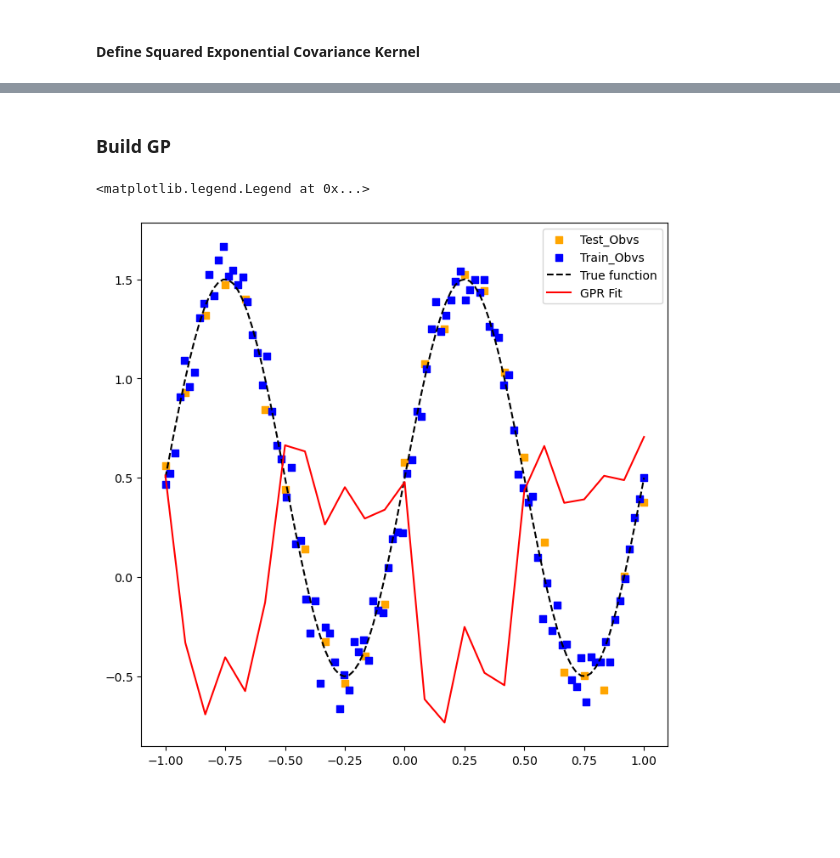
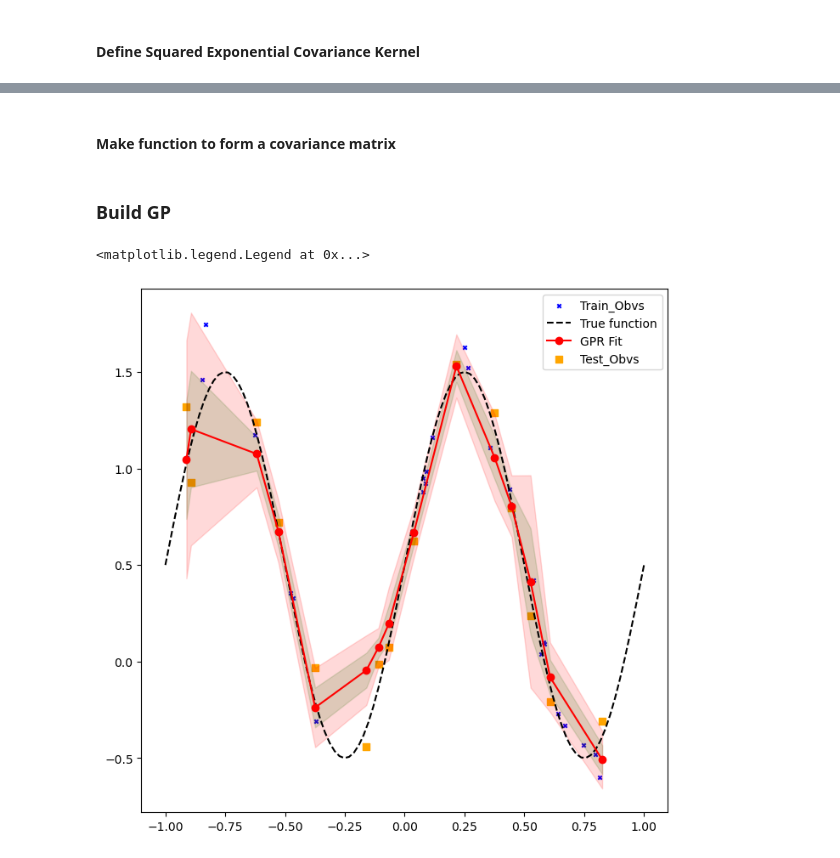
Before and after one commit to jrobo-gith/Regression-techniques-from-scratch, a Jupyter notebook: regression_models/GPR.ipynb, the cells around one changed output, grey strips where cells are left out. Drawn from its saved outputs; the diff is of its cells as text; code cells hidden in the pictures; blank space fills up the shorter version.

```diff
--- a/regression_models/GPR.ipynb
+++ b/regression_models/GPR.ipynb
@@ -40,6 +40,5 @@ class SquaredExponentialKernel:
     def __init__(self, length_scale=1, v=1):
         self.length_scale = length_scale
         self.v = v
-
     def __call__(self, arg1, arg2):
-        return self.v * np.exp(-np.linalg.norm(arg1 - arg2) ** 2 / (2*self.length_scale ** 2))
+        return float(self.v * np.exp(-np.linalg.norm(arg1 - arg2)**2 / (2*self.length_scale**2)))
@@ -48,3 +45,5 @@ class SquaredExponentialKernel:
+# %% [markdown]
+#### Make function to form a covariance matrix
 # %%
 def build_covariance_matrix(x0, x1, covariance_function):
     return np.array([[covariance_function(a, b) for a in x0] for b in x1])
@@ -52,7 +51,7 @@ def build_covariance_matrix(x0, x1, covariance_function):
 ### Build GP
 # %%
 class GPR:
-    def __init__(self, X_data, y_data, sigma, covariance_function=SquaredExponentialKernel()):
+    def __init__(self, X_data, y_data, sigma=0, covariance_function=SquaredExponentialKernel()):
         self.X_data = X_data
         self.y_data = y_data
         self.sigma = sigma
@@ -64,7 +63,8 @@ class GPR:
         K_star = build_covariance_matrix(self.X_data, X_test, self.covariance_function)
         K_star_star = build_covariance_matrix(X_test, X_test, self.covariance_function)
 
-        test_mean = np.dot(K_star, np.dot(self.K_inv, self.y_data).flatten())
+        test_mean = np.dot(K_star, np.dot(self.y_data, self.K_inv.T).T).flatten()
+
         test_covariance_matrix = K_star_star - np.dot(
             K_star,
             np.dot(
@@ -76,20 +76,38 @@ class GPR:
 
         return test_mean, test_covariance_matrix, variance
 # %%
-X_test = np.linspace(lb, ub, 25)
+num_test = 15
+
+X_test = np.random.uniform(lb, ub, num_test)
 y_test = data_gen.data(X_test, sigma**2)
 
+ls = 0.11
+v = 0.1
+
 # Initialise GP
-
-GP = GPR(X_data, y_data, sigma)
-mean, cov_matrix, variance = GP.predict(y_test)
+GP = GPR(X_data, y_data, sigma, covariance_function=SquaredExponentialKernel(length_scale=ls, v=v))
+mean, cov_matrix, variance = GP.predict(X_test)
+std = np.sqrt(variance)
 # %%
 fig, ax = plt.subplots(figsize=(8, 8))
+ax.scatter(X_data, y_data, marker='x', label='Train_Obvs', color="b", s=10)
+ax.plot(X_true, data_gen.sinusoid(X_true), label='True function', color="k", linestyle='--')
+
+sorted_indices = np.argsort(X_test)
+X_test = X_test[sorted_indices]
+y_test = y_test[sorted_indices]
+mean = mean[sorted_indices]
+ax.plot(X_test, mean, '-o', label="GPR Fit", color="r")
 ax.scatter(X_test, y_test, marker='s', label='Test_Obvs', color="orange")
-ax.scatter(X_data, y_data, marker='s', label='Train_Obvs', color="b")
-ax.plot(X_true, data_gen.sinusoid(X_true), label='True function', color="k", linestyle='--')
-ax.plot(X_test, mean, label="GPR Fit", color="r")
+
+err1_lower = mean - std*1
+err1_upper = mean + std*1
+
+err2_lower = mean - std*2
+err2_upper = mean + std*2
+ax.fill_between(X_test, err1_lower, err1_upper, alpha=0.15, color='g')
+ax.fill_between(X_test, err2_lower, err2_upper, alpha=0.15, color='r')
 ax.legend()
 # %% [output]
 <matplotlib.legend.Legend at 0x...>
-[figure, old version]
+[figure, new version]
```
Also changed, not shown: parts of 2 cells of this notebook.
